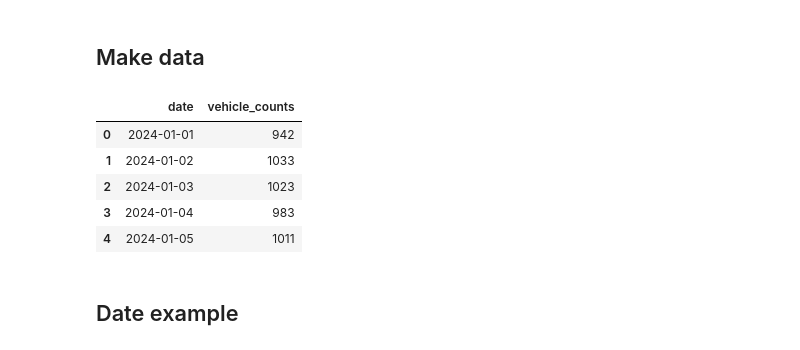
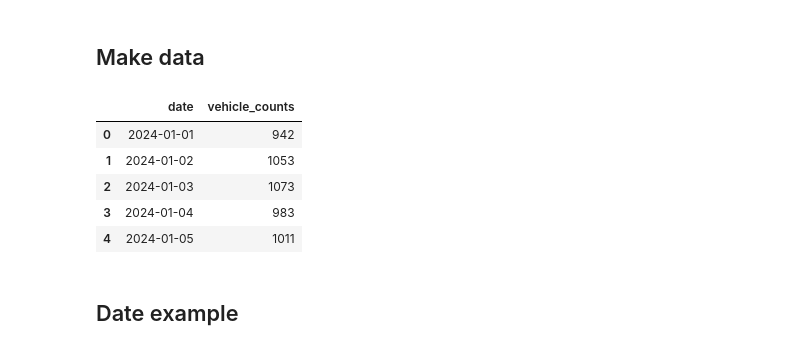
Before and after one commit to stl-alextaciuk/spc_plotly, a Jupyter notebook: example.ipynb, the cells around one changed output. Cells and saved outputs as stored; diff of their text form; code cells hidden in the pictures.

```diff
--- a/example.ipynb
+++ b/example.ipynb
@@ -19,36 +19,36 @@ dates = [start_date + timedelta(days=x) for x in range(100)]
 
 # Generate vehicle counts with some patterns:
 # - Base level around 1000 vehicles
 # - Gradual upward trend
 # - Some random variation
 # - A few anomalies
 
 base_counts = 1000
 trend = np.linspace(0, 200, 100)  # Gradual increase over time
 variation = np.random.normal(0, 50, 100)  # Random daily variation
-weekly_pattern = np.tile([50, 30, 0, -20, -30, -80, -100], 15)[:100]  # Weekly patterns
+weekly_pattern = np.tile([50, 50, 50, -20, -30, -80, -100], 15)[:100]  # Weekly patterns
 
 # Combine components
 vehicle_counts = base_counts + trend + variation + weekly_pattern
 
 # Add some anomalies
 vehicle_counts[25] += 300  # Special event
 vehicle_counts[50:55] += 200  # Construction period
 vehicle_counts[80] -= 400  # Road closure
 
 # Create DataFrame
 data = pd.DataFrame({
     'date': dates,
     'vehicle_counts': vehicle_counts.astype(int)
 })
 
 # Display first few rows
 data.head()
 # %% [output]
 |  | date | vehicle_counts |
 | 0 | 2024-01-01 | 942 |
-| 1 | 2024-01-02 | 1033 |
-| 2 | 2024-01-03 | 1023 |
+| 1 | 2024-01-02 | 1053 |
+| 2 | 2024-01-03 | 1073 |
 | 3 | 2024-01-04 | 983 |
 | 4 | 2024-01-05 | 1011 |
 # %% [markdown]
```
Also changed, not shown: parts of 2 cells of this notebook, 5 other files.
